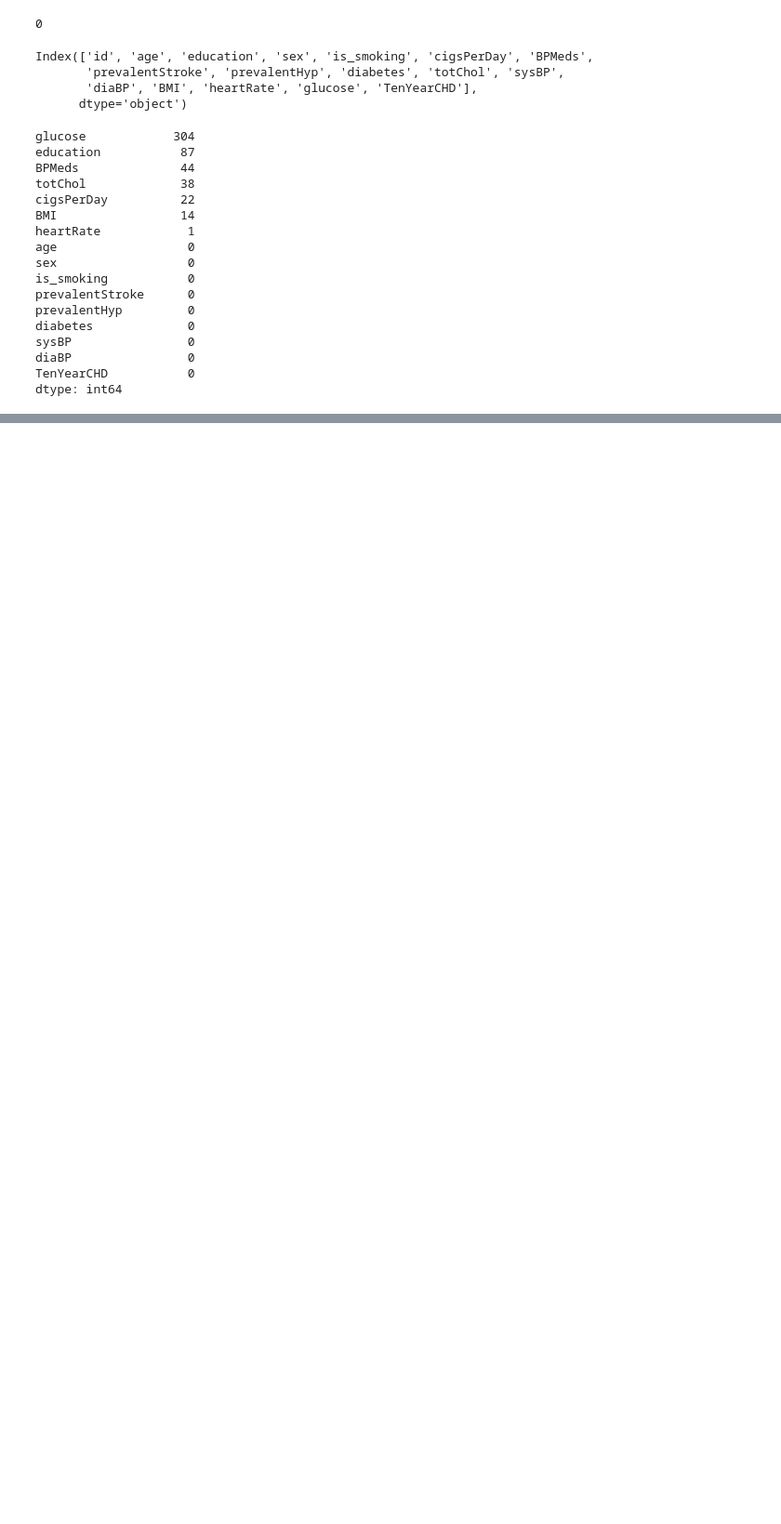
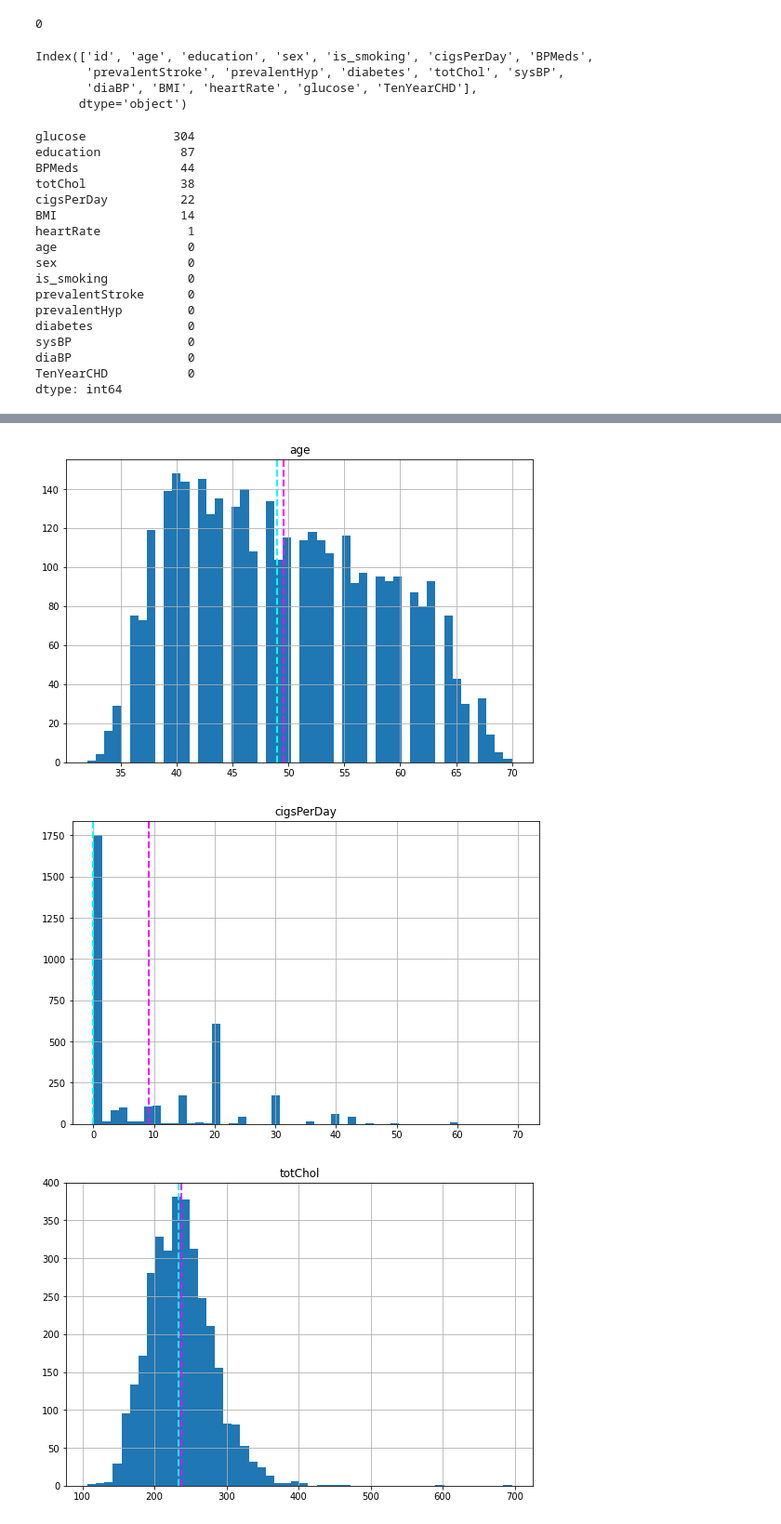
Before and after one commit to shksuraj/Capstone-project-ML-classification, a Jupyter notebook: Copy_of_Untitled26.ipynb, the cells around one changed output, grey strips where cells are left out. Shown: that part at 93% size. Drawn from its saved outputs; the diff is of its cells as text; code cells hidden in the pictures; blank space fills up the shorter version.

```diff
--- a/Copy_of_Untitled26.ipynb
+++ b/Copy_of_Untitled26.ipynb
@@ -106,3 +106,14 @@ TenYearCHD           0
 dtype: int64
 # %%
 #NUll values are present in features named 'glucose', 'education', 'BPMeds', 'totChol', 'cigsPerDay', 'BMI', 'heartRate'
+# %%
+#Exploratory Data Analysis
+#Univariate Analysis:
+
+# numeric features in our data set
+# Lets check the discrete and continuous features
+categorical_features = [i for i in df.columns if df[i].nunique()<=4]
+numeric_features = [i for i in df.columns if i not in categorical_features]
+
+print(categorical_features)
+print(numeric_features)
@@ -108,0 +123,16 @@ dtype: int64
+# %%
+# ploting a bar plot for each numerical feature
+
+for col in numeric_features:
+    fig = plt.figure(figsize=(9, 6))
+    ax = fig.gca()
+    feature = df[col]
+    feature.hist(bins=50, ax = ax)
+    ax.axvline(feature.mean(), color='magenta', linestyle='dashed', linewidth=2)
+    ax.axvline(feature.median(), color='cyan', linestyle='dashed', linewidth=2)
+    ax.set_title(col)
+plt.show()
+# %% [output]
+[figure, added]
+[figure, added]
+[figure, added]
```
Also changed, not shown: parts of 16 cells of this notebook.
